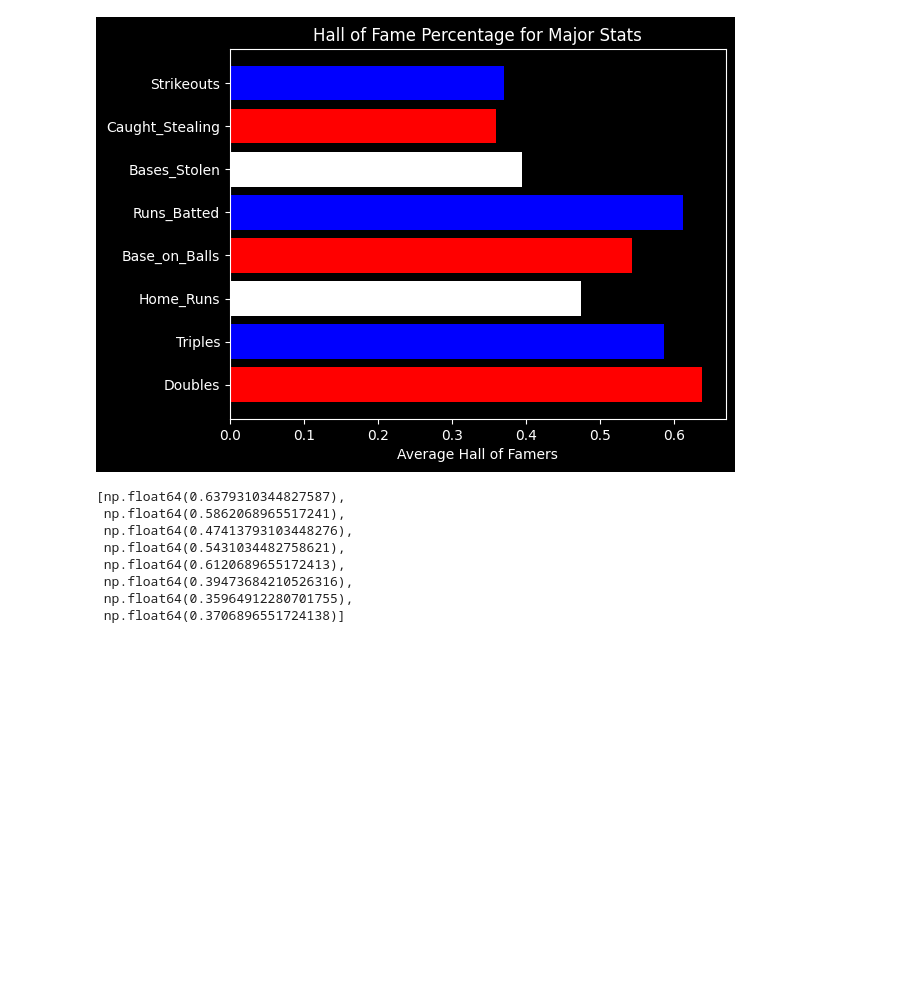
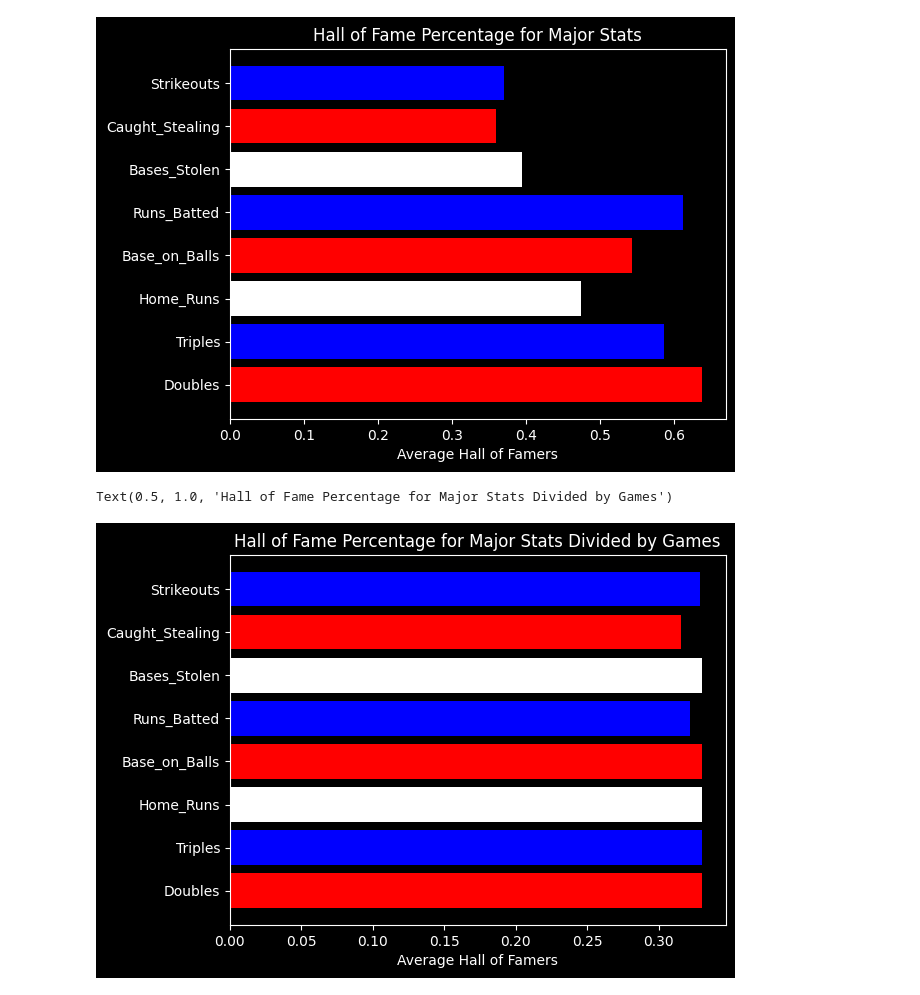
Before and after one commit to A-Peoples/DSRP_Project, a Jupyter notebook: Data_Science_Project_2025.ipynb, the cells around one changed output. Cells and saved outputs as stored; diff of their text form; code cells hidden in the pictures; blank space fills up the shorter version.

```diff
--- a/Data_Science_Project_2025.ipynb
+++ b/Data_Science_Project_2025.ipynb
@@ -160,8 +160,8 @@ avg_df.head()
 
 x = avg_df.describe()
 
-x = x.head(7).tail(1)
-x['PLAYER'] = "75%"
+x = x.head(6).tail(1)
+x['PLAYER'] = "50%"
 
 for col in cols:
   f = avg_df.loc[avg_df[col] > x[col].iloc[0]].HOF.mean()
@@ -174,14 +174,47 @@ nums = {cols[0]: num_list[0],
   cols[5]: num_list[5],
   cols[6]: num_list[6],
   cols[7]: num_list[7],}
-# %%
-num
-# %% [output]
-[np.float64(0.6379310344827587),
- np.float64(0.5862068965517241),
- np.float64(0.47413793103448276),
- np.float64(0.5431034482758621),
- np.float64(0.6120689655172413),
- np.float64(0.39473684210526316),
- np.float64(0.35964912280701755),
- np.float64(0.3706896551724138)]
+# %%
+avg_df = df
+
+avg_df = avg_df.rename(columns={"YRS": "Years_Active",
+                        "AB": "At_Bat",
+                        "R": "Runs",
+                        "H": "Hits",
+                        "2B": "Doubles",
+                        "3B": "Triples",
+                        "HR": "Home_Runs",
+                        "RBI": "Runs_Batted",
+                        "BB": 'Base_on_Balls',
+                        "SO": "Strikeouts",
+                        "SB": 'Bases_Stolen',
+                        "CS": "Caught_Stealing",
+                        "BA": 'Batting_Avg'})
+for col in cols:
+  avg_df[col] = avg_df[col] / avg_df['At_Bat']
+
+x = avg_df.describe()
+
+x = x.head(7).tail(1)
+x['PLAYER'] = "75%"
+
+num_list = []
+for col in cols:
+  y = standard_df.loc[standard_df[col] > x[col].iloc[0]].HOF.mean()
+  num_list.append(y)
+
+nums = {cols[0]: num_list[0],
+ cols[1]: num_list[1],
+ cols[2]: num_list[2],
+ cols[3]: num_list[3],
+ cols[4]: num_list[4],
+ cols[5]: num_list[5],
+ cols[6]: num_list[6],
+ cols[7]: num_list[7],}
+
+plt.barh(cols, num_list, color=['red', 'blue', 'white'])
+plt.xlabel("Average Hall of Famers")
+plt.title("Hall of Fame Percentage for Major Stats Divided by Games")
+# %% [output]
+Text(0.5, 1.0, 'Hall of Fame Percentage for Major Stats Divided by Games')
+[figure, added]
```
